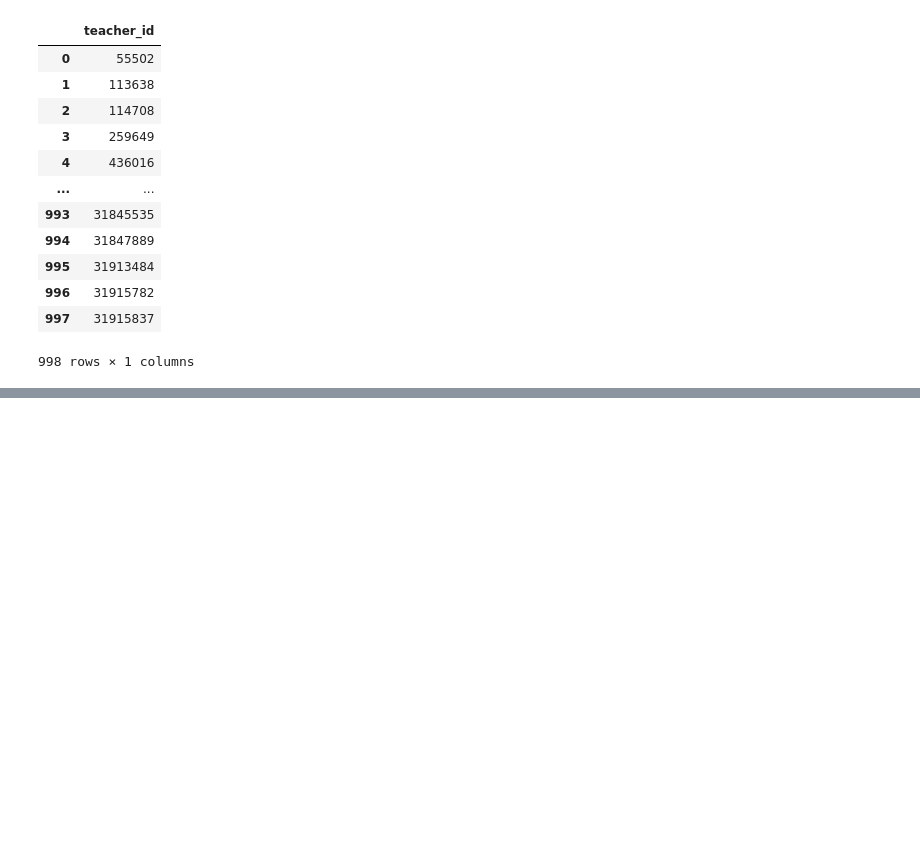
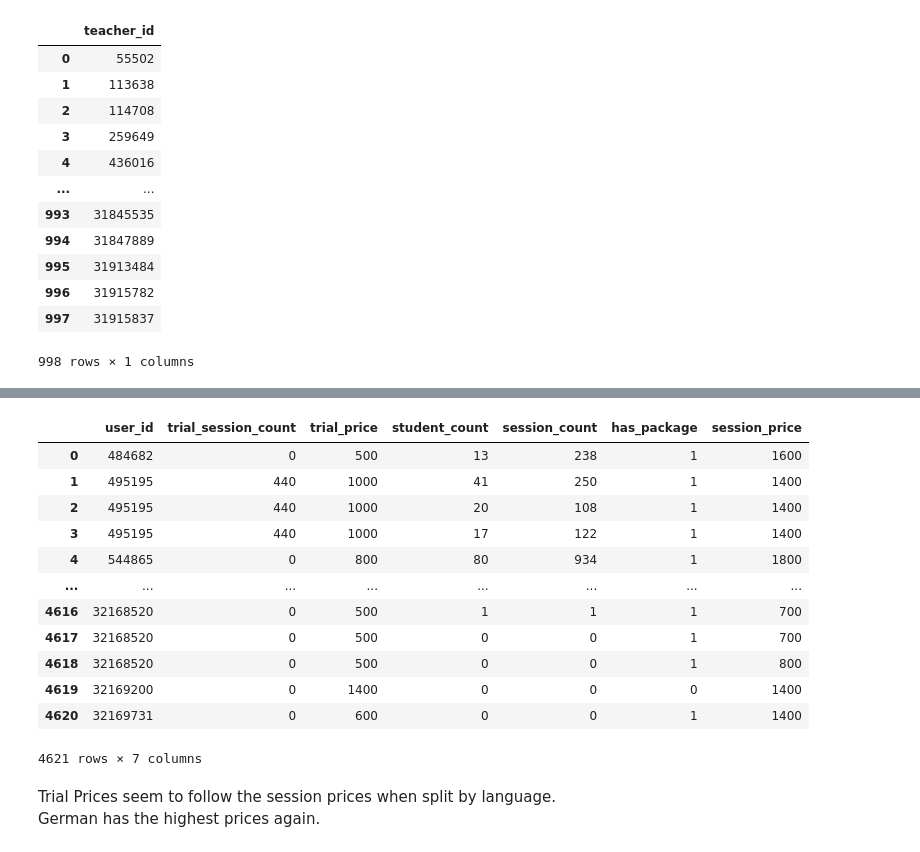
Before and after one commit to ernmin/Project4GA, a Jupyter notebook: EDA/EDA.ipynb, the cells around one changed output, grey strips where cells are left out. Drawn from its saved outputs; the diff is of its cells as text; code cells hidden in the pictures; blank space fills up the shorter version.

Commit message:
Create prediction model folder Complete EDA Do correlation between hourly session pro course price and features

```diff
--- a/EDA/EDA.ipynb
+++ b/EDA/EDA.ipynb
@@ -717,0 +735,3 @@ df_pro_course
+# %%
+df_tutors = df_user_course_info[(df_user_course_info['is_tutor'] == 1) & (df_user_course_info['is_pro']  == 0)]
+df_tutors[['user_id']]
@@ -717,0 +754,14 @@ df_pro_course
+# %%
+def tutor_pro(tutor):
+    if tutor == True:
+        df_tutors = df_user_course_info[(df_user_course_info['is_tutor'] == 1) & (df_user_course_info['is_pro']  == 0)]
+        return df_tutors[['user_id', 'trial_session_count', 'trial_price']]
+    else:
+        df_pros_1 = df_user_course_info[(df_user_course_info['is_tutor'] == 1) & (df_user_course_info['is_pro']  == 1)]
+        df_pros_2 = df_user_course_info[(df_user_course_info['is_tutor'] == 0) & (df_user_course_info['is_pro']  == 1)]
+        df_pros_combined = pd.concat([df_pros_1, df_pros_2], ignore_index=True)
+        df_pros_combined = df_pros_combined[['user_id', 'trial_session_count', 'trial_price']]
+        return df_pros_combined
+
+
+tutor_pro(True)
@@ -755,0 +804,6 @@ df_user_course_info
+# %%
+def pro_course_language(language):
+    df_pro_course_target = df_pro_course[df_pro_course['language'] == language]
+    return df_pro_course_target
+
+pro_course_language('english')
@@ -756,3 +824,29 @@ df_user_course_info
+# %%
+def language_tutor_pro(language, tutor):
+    df_tutor_pro = tutor_pro(tutor)
+    df_language = pro_course_language(language)
+    df_merged = pd.merge(df_tutor_pro, df_language, left_on='user_id', right_on='teacher_id', how='inner')
+    df_merged = df_merged[['user_id', 'trial_session_count', 'trial_price', 'student_count', 'session_count', 'has_package', 'session_price']]
+    return df_merged
+
+language_tutor_pro('english', True)
+# %% [output]
+|  | user_id | trial_session_count | trial_price | student_count | session_count | has_package | session_price |
+| 0 | 484682 | 0 | 500 | 13 | 238 | 1 | 1600 |
+| 1 | 495195 | 440 | 1000 | 41 | 250 | 1 | 1400 |
+| 2 | 495195 | 440 | 1000 | 20 | 108 | 1 | 1400 |
+| 3 | 495195 | 440 | 1000 | 17 | 122 | 1 | 1400 |
+| 4 | 544865 | 0 | 800 | 80 | 934 | 1 | 1800 |
+| ... | ... | ... | ... | ... | ... | ... | ... |
+| 4616 | 32168520 | 0 | 500 | 1 | 1 | 1 | 700 |
+| 4617 | 32168520 | 0 | 500 | 0 | 0 | 1 | 700 |
+| 4618 | 32168520 | 0 | 500 | 0 | 0 | 1 | 800 |
+| 4619 | 32169200 | 0 | 1400 | 0 | 0 | 0 | 1400 |
+| 4620 | 32169731 | 0 | 600 | 0 | 0 | 1 | 1400 |
+4621 rows × 7 columns
+# %% [markdown]
+Trial Prices seem to follow the session prices when split by language.\
+German has the highest prices again.
 # %%
 average_price = {}
 median_price = {}
```
Also changed, not shown: parts of 17 cells of this notebook, 2 other files.
